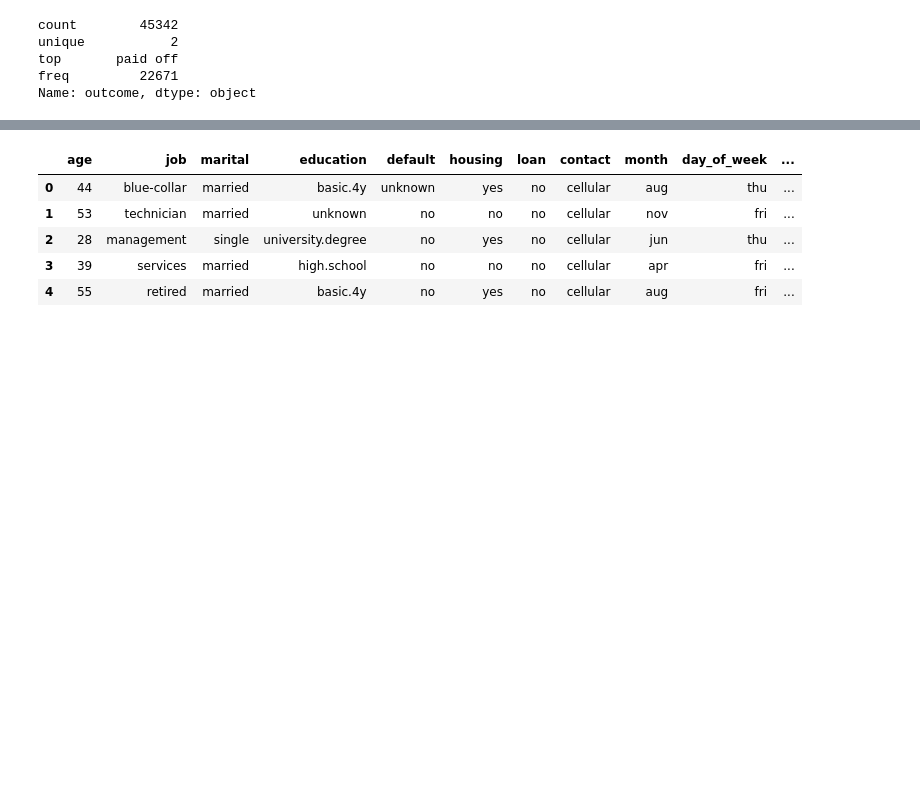
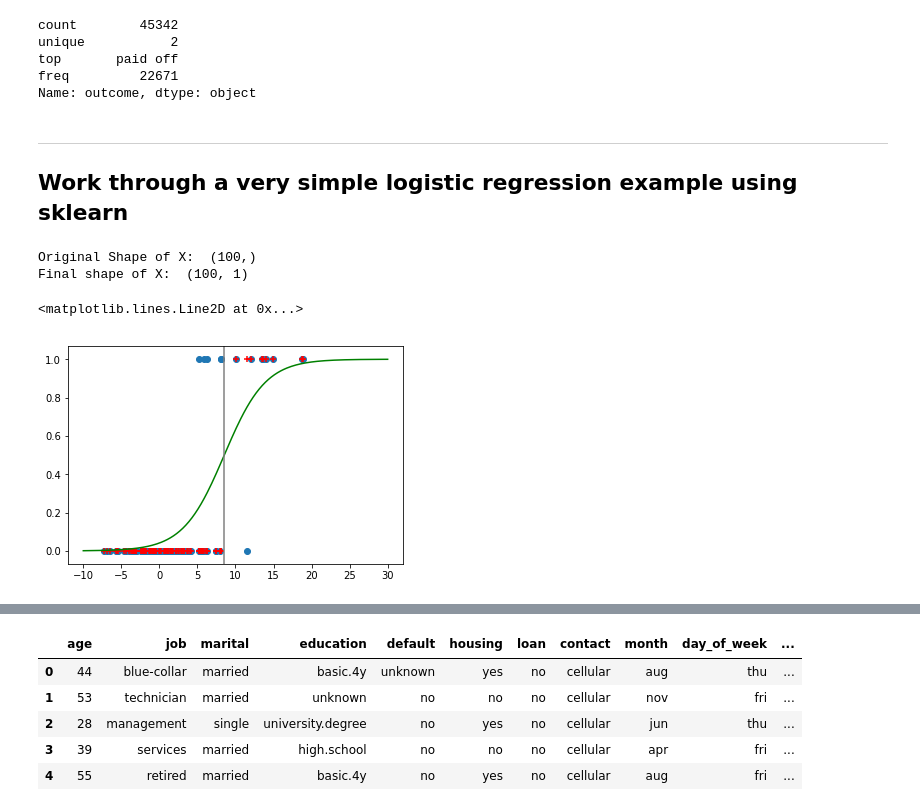
Before and after one commit to coolum001/Stats4DSNotebookProject, a Jupyter notebook: Stats4DS-2.ipynb, the cells around one changed output, grey strips where cells are left out. Saved outputs shown, nothing was run; the diff lists cells and outputs as text; code cells hidden in the pictures; blank space fills up the shorter version.

```diff
--- a/Stats4DS-2.ipynb
+++ b/Stats4DS-2.ipynb
@@ -48,3 +52,61 @@ unique           2
 top       paid off
 freq         22671
 Name: outcome, dtype: object
+# %% [markdown]
+---
+## Work through a very simple logistic regression example using sklearn
+# %%
+def logit(x):
+    '''
+    Computes logistic function
+
+    Parameters:
+    x : float
+
+    Returns:
+    1/(1+exp(-x))
+    '''
+    return 1.0 / (1.0+np.exp(-x))
+#end logit
+
+# X will be our exogenous variable
+
+n_samples = 100
+X = 2.0*np.random.normal(size=n_samples)
+
+# if X > 0, set to 1
+y = (X > 2.0).astype(np.float)
+
+# stretch out the X values > 1
+X[X>0.0] *= 4.0
+
+# add measurement noise to X values
+X += 2*np.random.normal(size=n_samples)
+print('Original Shape of X: ' , X.shape)
+
+X = X[:,np.newaxis]
+print('Final shape of X: ', X.shape)
+
+# create model
+log_model = sklearn.linear_model.LogisticRegression()
+
+# fit model parameters to data
+log_model.fit(X, y)
+
+# get predictions for measured X values
+y2 = log_model.predict(X)
+
+x3 = np.linspace(-10, 30, 200)
+
+y3 = logit(x3*log_model.coef_ + log_model.intercept_)
+y3 = y3.reshape(x3.shape)
+
+plt.scatter(X, y)
+plt.scatter(X, y2, color='r', marker='+')
+plt.plot(x3, y3, color='g', linestyle='-')
+plt.axvline(x=-log_model.intercept_/log_model.coef_, color='.5' )
+# %% [output]
+Original Shape of X:  (100,)
+Final shape of X:  (100, 1)
+<matplotlib.lines.Line2D at 0x...>
+[figure, added]
```
Also changed, not shown: parts of 79 cells of this notebook, 1 other file.
